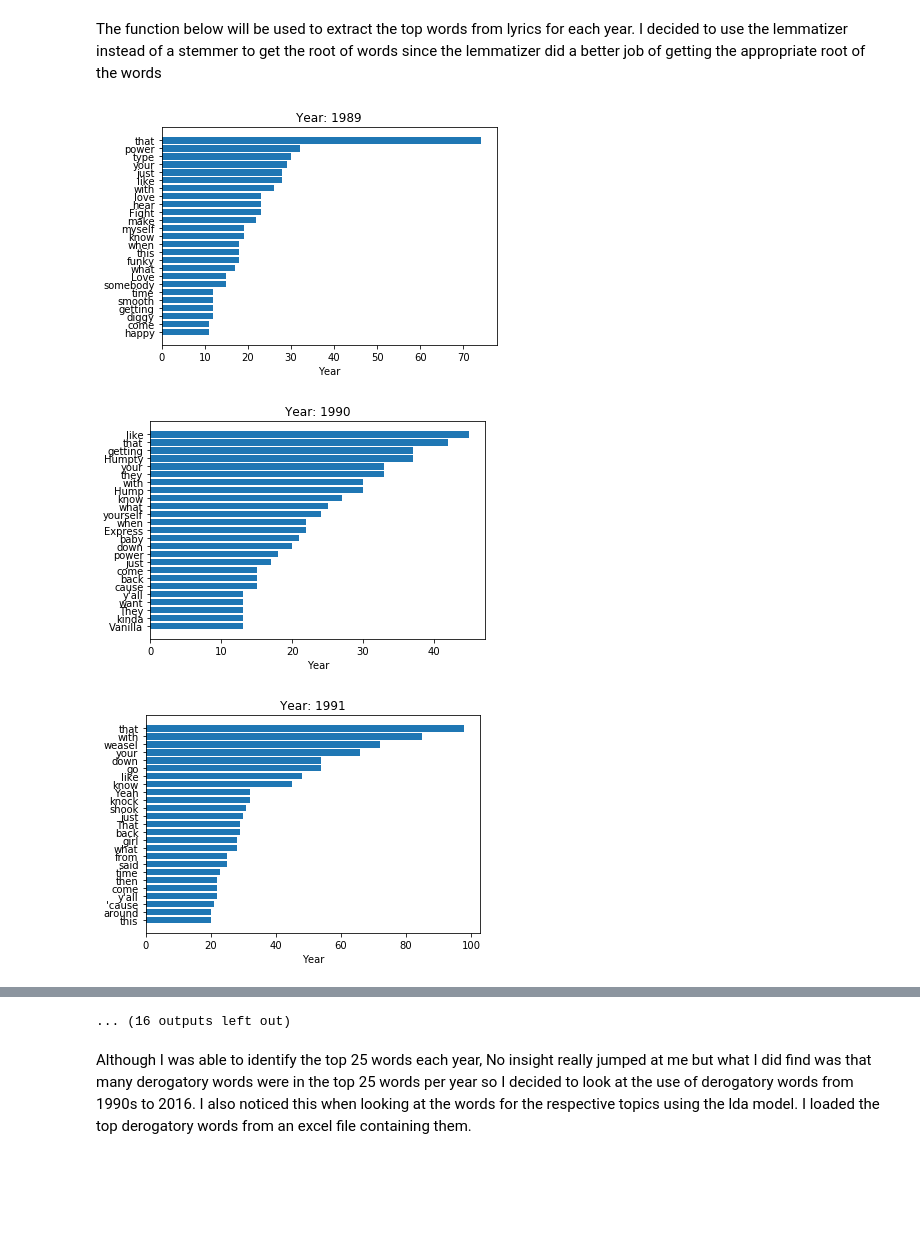
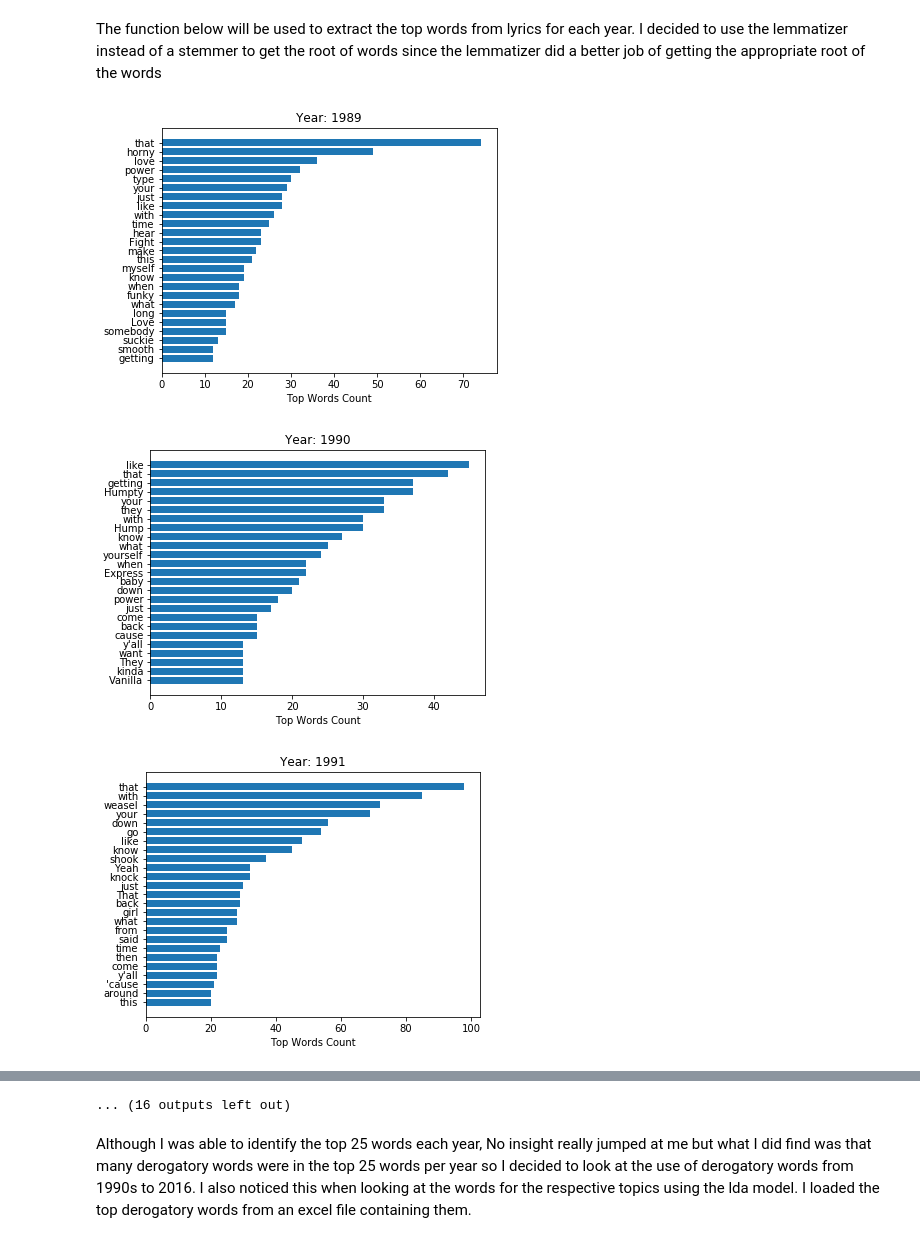
Before and after one commit to nycdatasci/online_bootcamp_project, a Jupyter notebook: Project2-WebScraping/JohnEromeUtunedi/Code.ipynb, the cells around one changed output, grey strips where cells are left out. Saved outputs shown, nothing was run; the diff lists cells and outputs as text; code cells hidden in the pictures; blank space fills up the shorter version.

```diff
--- a/Project2-WebScraping/JohnEromeUtunedi/Code.ipynb
+++ b/Project2-WebScraping/JohnEromeUtunedi/Code.ipynb
@@ -263,13 +251,13 @@ def print_top_words(model, feature_names, n_top_words):
     return(lst)
 # %%
 from time import time
-n_topics = 3
+n_topics = 4
 n_top_words = 15
 #train model
 lda = LatentDirichletAllocation(n_topics=n_topics, max_iter=1500,
                                 learning_method='online', learning_offset=50.,
-                                random_state=0, doc_topic_prior = 0.025,
-                               topic_word_prior = 0.025)
+                                random_state=0, doc_topic_prior = 0.0005,
+                               topic_word_prior = 0.0005)
 n_features = 1000
 #Purpose of function:
 #Take list of lyrics, and properly transform
@@ -330,7 +316,7 @@ The function below will be used to extract the top words from lyrics for each ye
 #which one provides you with the most
 #reasonable stem for words.
 #Seems like the lemmatizer is the best one
-
+from nltk.corpus import stopwords
 lmtizer=nltk.stem.WordNetLemmatizer()
 stemmer = nltk.stem.PorterStemmer() # Create our stemmer
 lancaster = nltk.stem.LancasterStemmer() # Create another stemmer
@@ -342,29 +328,31 @@ def get_top_words(rap_song):
     all_words = []
     for word in rap_song:
         temp = nltk.word_tokenize(word)
-        temp = [lmtizer.lemmatize(value) for value in temp if len(value)>3]
+        temp = [lmtizer.lemmatize(value) for value in temp if len(value)>3 and temp not in stopwords.words('english')]
         all_words.extend(temp)
     return all_words
 # %%
 from pylab import *
 n = 25
 for col in lyrcs:
     t1 = []
     t2 = []
     val = list(lyrcs[col])
     wordlist = nltk.FreqDist(get_top_words(val))
     wordlist.most_common(25)
     for i in range(25):
         t1.append(wordlist.most_common(n)[i][0])
         t2.append(wordlist.most_common(n)[i][1])
     #Plot bar plots of top n words
+    fig, ax = plt.subplots(figsize = (6,4.5))
     bar_locations = np.arange(n)
-    plt.barh(-bar_locations, t2)
+    ax.barh(-bar_locations, t2)
     yticks(-bar_locations,t1)
-    plt.xlabel('Year')
+    plt.xlabel('Top Words Count')
     plt.title('Year: '+col)
-    pylab.show()
+    plt.show()
+    fig.savefig(col+'Derog.png', bbox_inches = 'tight', dpi = 80)
 # %% [output]
-[figure, old version]
+[figure, new version]
-[figure, old version]
+[figure, new version]
-[figure, old version]
+[figure, new version]
```
Also changed, not shown: parts of 14 cells of this notebook.
